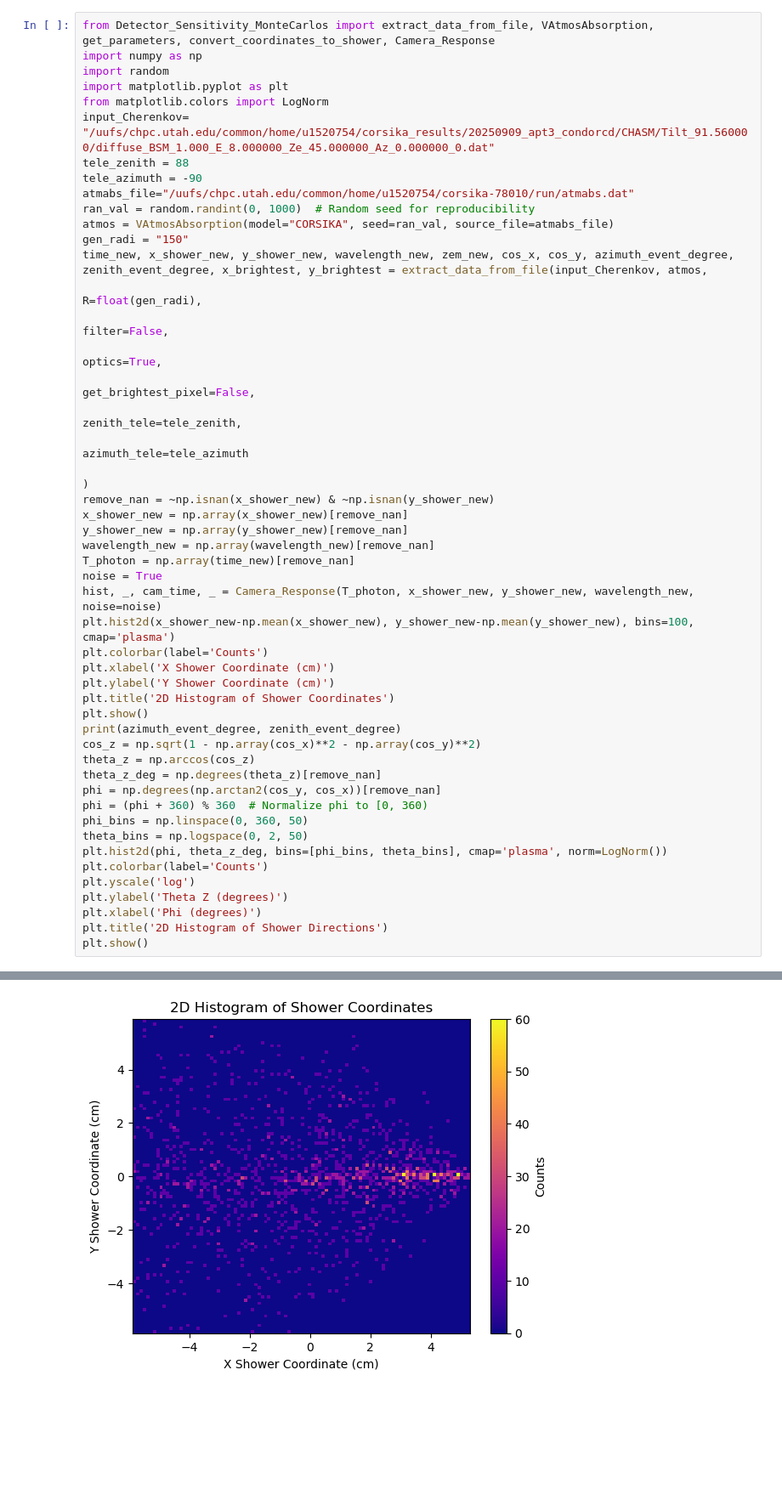
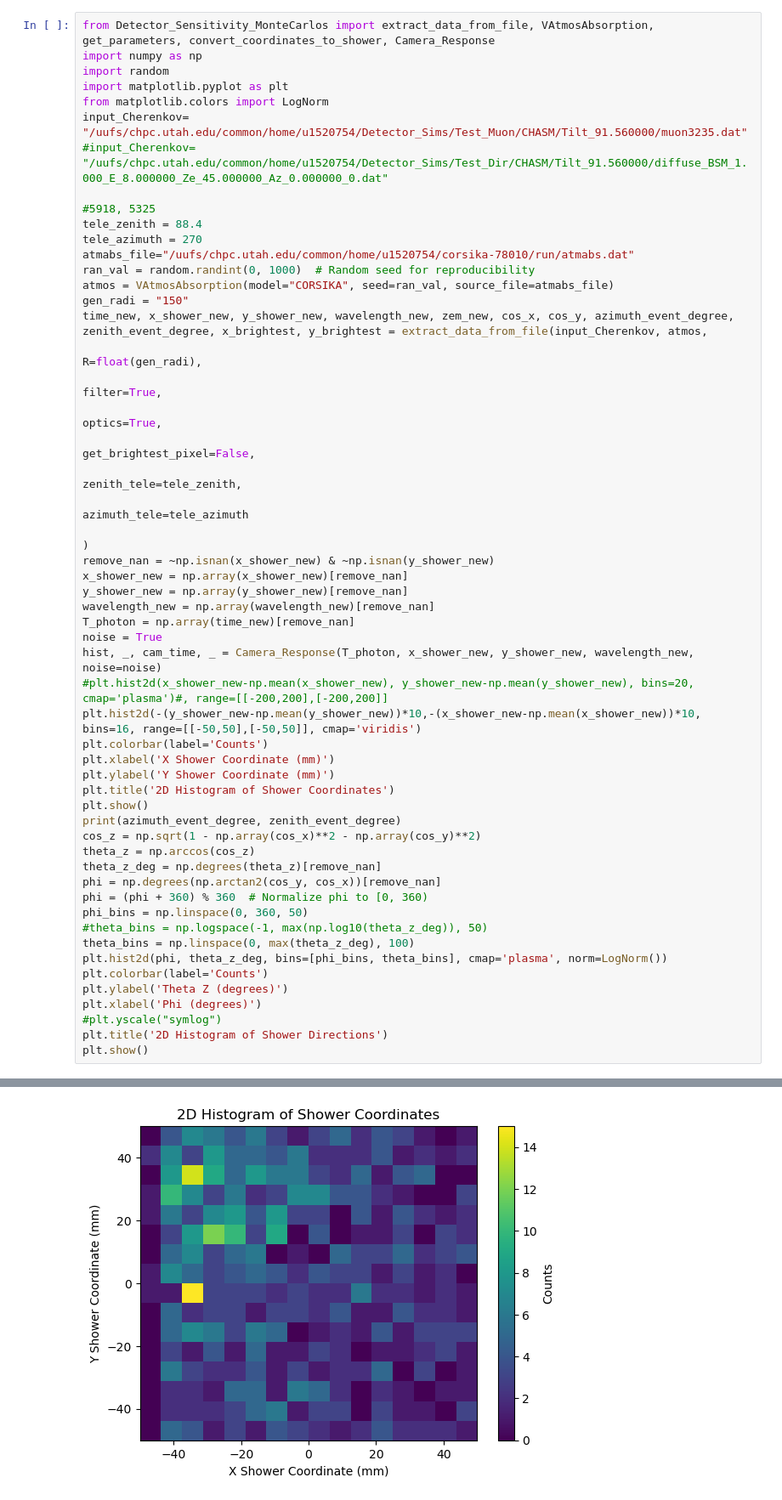
Before and after one commit to Teikiet/Muon_Trinity, a Jupyter notebook: cluster/Detector_test.ipynb, the cells around one changed output, grey strips where cells are left out. Shown at 85% size. Cells and saved outputs as stored; diff of their text form; blank space fills up the shorter version.

Commit message:
Trinity Detector Analysis

```diff
--- a/cluster/Detector_test.ipynb
+++ b/cluster/Detector_test.ipynb
@@ -36,16 +36,19 @@ import numpy as np
 import random
 import matplotlib.pyplot as plt
 from matplotlib.colors import LogNorm
-input_Cherenkov= "/uufs/chpc.utah.edu/common/home/u1520754/corsika_results/20250909_apt3_condorcd/CHASM/Tilt_91.560000/diffuse_BSM_1.000_E_8.000000_Ze_45.000000_Az_0.000000_0.dat"
-tele_zenith = 88
-tele_azimuth = -90
+input_Cherenkov= "/uufs/chpc.utah.edu/common/home/u1520754/Detector_Sims/Test_Muon/CHASM/Tilt_91.560000/muon3235.dat"
+#input_Cherenkov= "/uufs/chpc.utah.edu/common/home/u1520754/Detector_Sims/Test_Dir/CHASM/Tilt_91.560000/diffuse_BSM_1.000_E_8.000000_Ze_45.000000_Az_0.000000_0.dat"
+
+#5918, 5325
+tele_zenith = 88.4
+tele_azimuth = 270
 atmabs_file="/uufs/chpc.utah.edu/common/home/u1520754/corsika-78010/run/atmabs.dat"
 ran_val = random.randint(0, 1000)  # Random seed for reproducibility
 atmos = VAtmosAbsorption(model="CORSIKA", seed=ran_val, source_file=atmabs_file)
 gen_radi = "150"
 time_new, x_shower_new, y_shower_new, wavelength_new, zem_new, cos_x, cos_y, azimuth_event_degree, zenith_event_degree, x_brightest, y_brightest = extract_data_from_file(input_Cherenkov, atmos,
                                                                                                                                 R=float(gen_radi),
-                                                                                                                                filter=False,
+                                                                                                                                filter=True,
                                                                                                                                 optics=True,
                                                                                                                                 get_brightest_pixel=False,
                                                                                                                                 zenith_tele=tele_zenith,
@@ -58,10 +61,11 @@ wavelength_new = np.array(wavelength_new)[remove_nan]
 T_photon = np.array(time_new)[remove_nan]
 noise = True
 hist, _, cam_time, _ = Camera_Response(T_photon, x_shower_new, y_shower_new, wavelength_new, noise=noise)
-plt.hist2d(x_shower_new-np.mean(x_shower_new), y_shower_new-np.mean(y_shower_new), bins=100, cmap='plasma')
+#plt.hist2d(x_shower_new-np.mean(x_shower_new), y_shower_new-np.mean(y_shower_new), bins=20, cmap='plasma')#, range=[[-200,200],[-200,200]]
+plt.hist2d(-(y_shower_new-np.mean(y_shower_new))*10,-(x_shower_new-np.mean(x_shower_new))*10,  bins=16, range=[[-50,50],[-50,50]], cmap='viridis')
 plt.colorbar(label='Counts')
-plt.xlabel('X Shower Coordinate (cm)')
-plt.ylabel('Y Shower Coordinate (cm)')
+plt.xlabel('X Shower Coordinate (mm)')
+plt.ylabel('Y Shower Coordinate (mm)')
 plt.title('2D Histogram of Shower Coordinates')
 plt.show()
 print(azimuth_event_degree, zenith_event_degree)
@@ -71,12 +75,13 @@ theta_z_deg = np.degrees(theta_z)[remove_nan]
 phi = np.degrees(np.arctan2(cos_y, cos_x))[remove_nan]
 phi = (phi + 360) % 360  # Normalize phi to [0, 360)
 phi_bins = np.linspace(0, 360, 50)
-theta_bins = np.logspace(0, 2, 50)
+#theta_bins = np.logspace(-1, max(np.log10(theta_z_deg)), 50)
+theta_bins = np.linspace(0, max(theta_z_deg), 100)
 plt.hist2d(phi, theta_z_deg, bins=[phi_bins, theta_bins], cmap='plasma', norm=LogNorm())
 plt.colorbar(label='Counts')
-plt.yscale('log')
 plt.ylabel('Theta Z (degrees)')
 plt.xlabel('Phi (degrees)')
+#plt.yscale("symlog")
 plt.title('2D Histogram of Shower Directions')
 plt.show()
 # %% [output]
@@ -86 +94 @@ Number of photons in event after optics only: 13590 of 70680 Ratio: 0.1922750424
-[figure, old version]
+[figure, new version]
```
Also changed, not shown: parts of 3 cells of this notebook, 20 other files.
